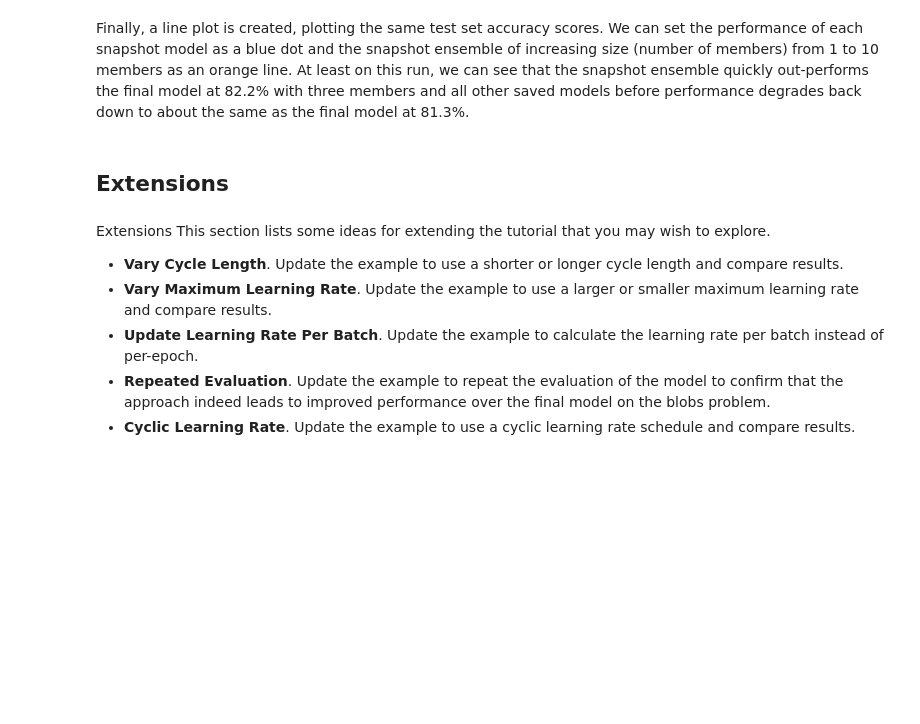
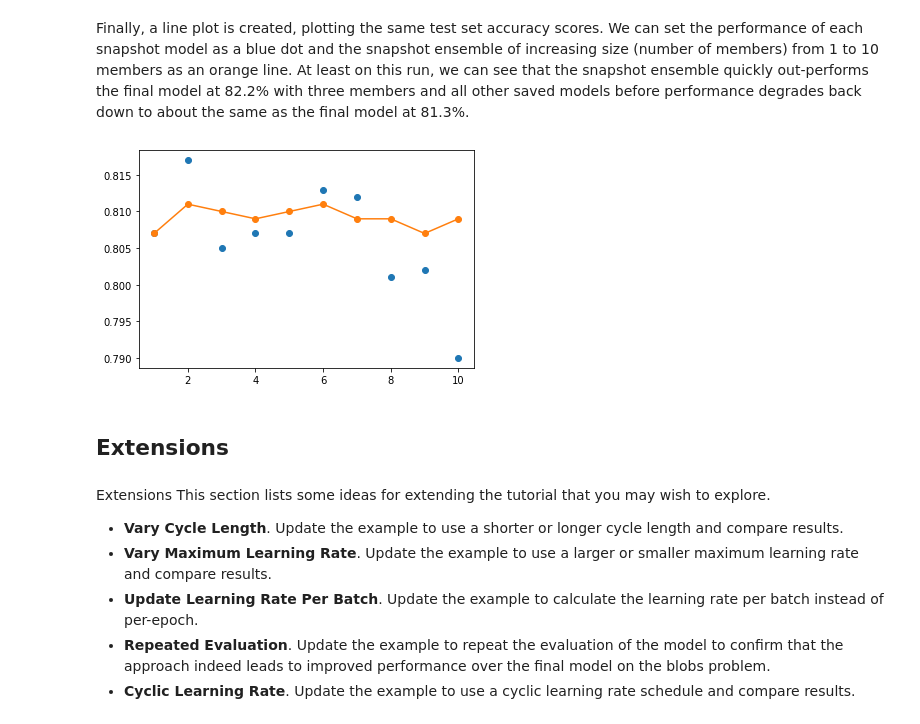
Before and after one commit to Deep-Learning-Challenge/challenge-notebooks, a Jupyter notebook: 4.Advanced Topics/3.Better Predictions/5. Cyclic Learning Rate and Snapshot Ensembles.ipynb, the cells around one changed output. Cells and saved outputs as stored; diff of their text form; code cells hidden in the pictures; blank space fills up the shorter version.

Commit message:
feat: add last notebooks

```diff
--- a/4.Advanced Topics/3.Better Predictions/5. Cyclic Learning Rate and Snapshot Ensembles.ipynb
+++ b/4.Advanced Topics/3.Better Predictions/5. Cyclic Learning Rate and Snapshot Ensembles.ipynb
@@ -293,0 +488,3 @@ Running the example reports that ten models were saved for the 10-ends of the co
+# %%
+# fit model
+model.fit(trainX, trainy, validation_data=(testX, testy), epochs=n_epochs, verbose=0, callbacks=[ca])
@@ -315,0 +548,11 @@ Each ensemble's performance can also be contrasted with the performance of each
+# %%
+# evaluate a specific number of members in an ensemble
+def evaluate_n_members(members, n_members, testX, testy):
+    # select a subset of members
+    subset = members[:n_members]
+
+    # make prediction
+    yhat = ensemble_predictions(subset, testX)
+
+    # calculate accuracy
+    return accuracy_score(testy, yhat)
@@ -327,0 +614,7 @@ Running the example first loads all ten models into memory.
+# %%
+# load models in order
+members = load_all_models(10)
+print('Loaded %d models' % len(members))
+
+# reverse loaded models so we build the ensemble with the last models first
+members = list(reversed(members))
@@ -335,0 +639,18 @@ Combining snapshot models into an ensemble shows that performance increases up t
+# %%
+# evaluate different numbers of ensembles on hold out set
+single_scores, ensemble_scores = list(), list()
+for i in range(1, len(members)+1):
+    # evaluate model with i members
+    ensemble_score = evaluate_n_members(members, i, testX, testy)
+
+    # evaluate the i'th model standalone
+    testy_enc = to_categorical(testy)
+    _, single_score = members[i-1].evaluate(testX, testy_enc, verbose=0)
+
+    # summarize this step
+    print('> %d: single=%.3f, ensemble=%.3f' % (i, single_score, ensemble_score))
+    ensemble_scores.append(ensemble_score)
+    single_scores.append(single_score)
+
+# summarize average accuracy of a single final model
+print('Accuracy %.3f (%.3f)' % (mean(single_scores), std(single_scores)))
@@ -340,3 +671,11 @@ Finally, a line plot is created, plotting the same test set accuracy scores. We
+# %%
+# plot score vs number of ensemble members
+x_axis = [i for i in range(1, len(members)+1)]
+pyplot.plot(x_axis, single_scores, marker='o', linestyle='None')
+pyplot.plot(x_axis, ensemble_scores, marker='o')
+pyplot.show()
+# %% [output]
+[figure, added]
 # %% [markdown]
 ## Extensions
 # %% [markdown]
```
Also changed, not shown: parts of 47 cells of this notebook, 4 other files.
